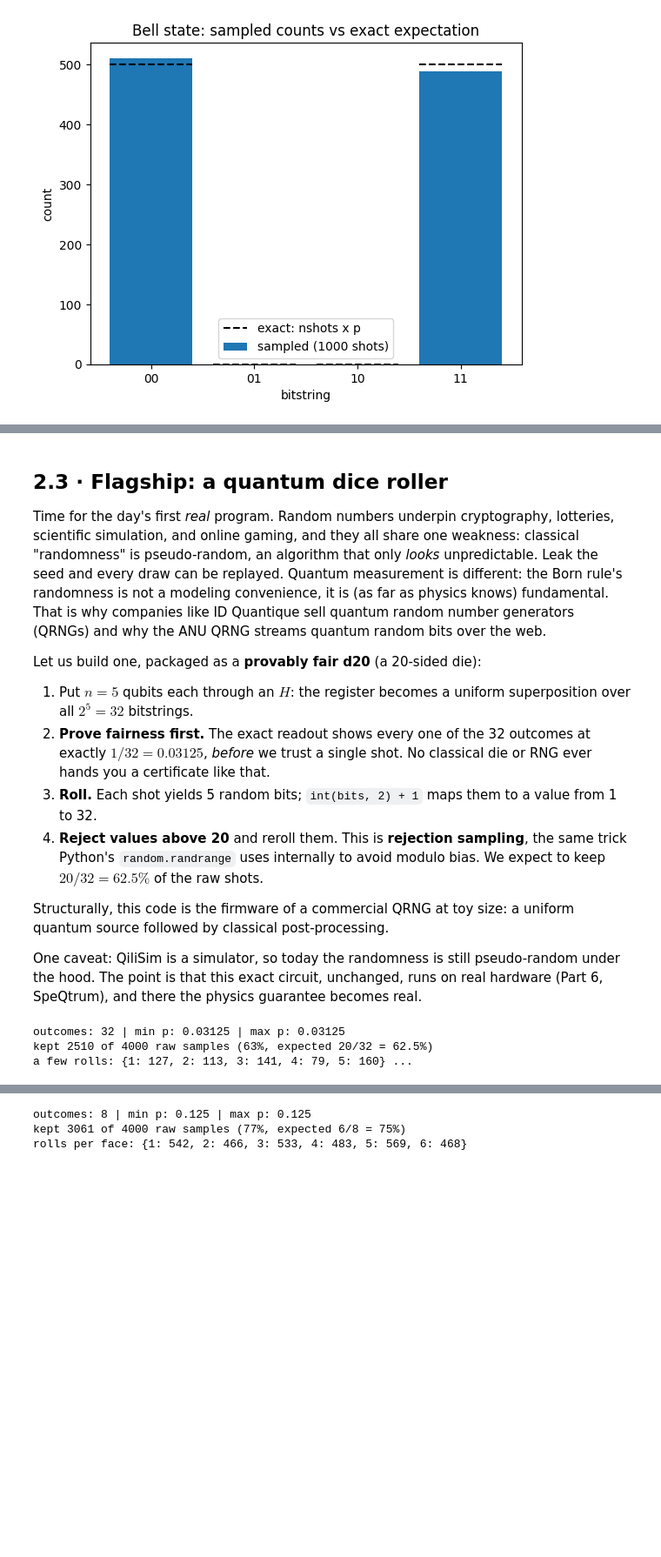
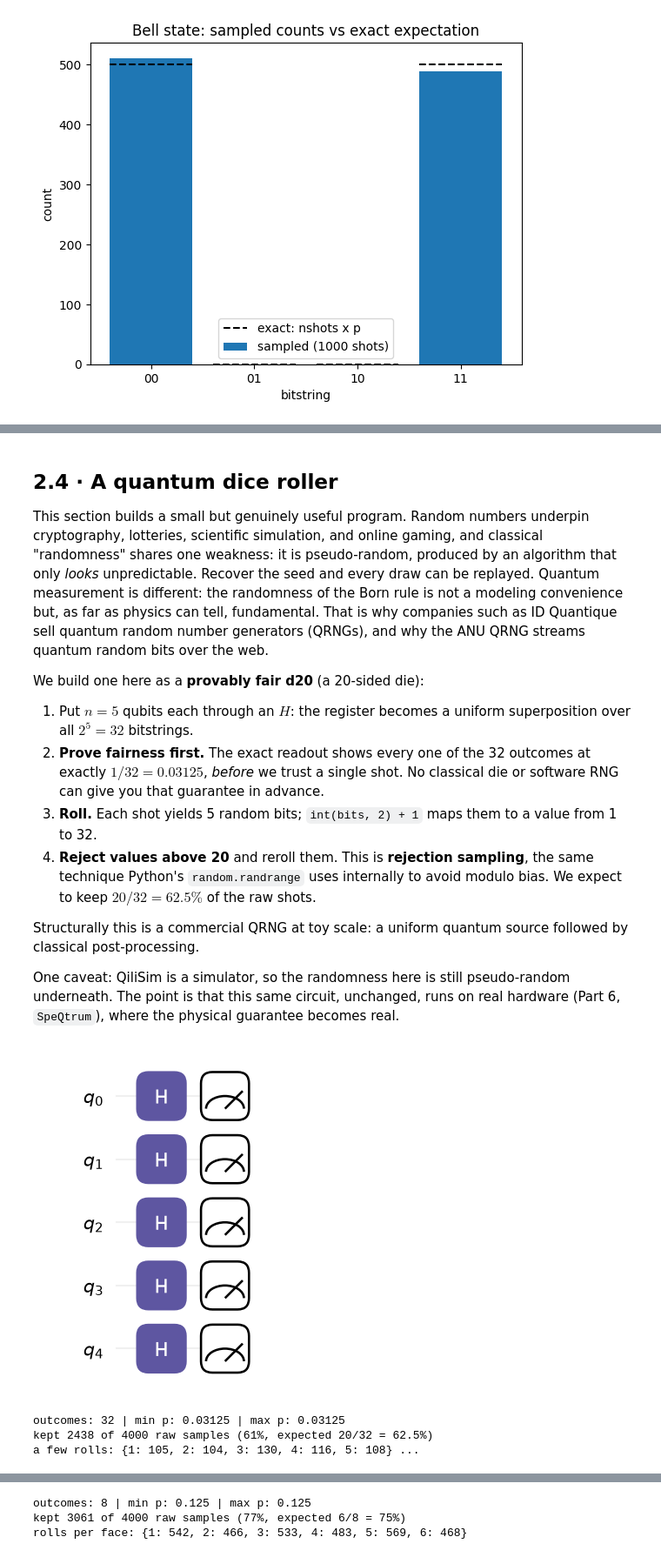
Before and after one commit to qilimanjaro-tech/europython2026-qilisdk-tutorial, a Jupyter notebook: notebooks/solutions/02_circuits.ipynb, the cells around one changed output, grey strips where cells are left out. Shown at 87% size. Drawn from its saved outputs; the diff is of its cells as text; code cells hidden in the pictures; blank space fills up the shorter version.

```diff
--- a/notebooks/solutions/02_circuits.ipynb
+++ b/notebooks/solutions/02_circuits.ipynb
@@ -173,46 +372,48 @@ plt.show()
 # %% [markdown]
-## 2.3 · Flagship: a quantum dice roller
+## 2.4 · A quantum dice roller
 
-Time for the day's first *real* program. Random numbers underpin cryptography, lotteries, scientific simulation, and online gaming, and they all share one weakness: classical "randomness" is pseudo-random, an algorithm that only *looks* unpredictable. Leak the seed and every draw can be replayed. Quantum measurement is different: the Born rule's randomness is not a modeling convenience, it is (as far as physics knows) fundamental. That is why companies like ID Quantique sell quantum random number generators (QRNGs) and why the ANU QRNG streams quantum random bits over the web.
+This section builds a small but genuinely useful program. Random numbers underpin cryptography, lotteries, scientific simulation, and online gaming, and classical "randomness" shares one weakness: it is pseudo-random, produced by an algorithm that only *looks* unpredictable. Recover the seed and every draw can be replayed. Quantum measurement is different: the randomness of the Born rule is not a modeling convenience but, as far as physics can tell, fundamental. That is why companies such as ID Quantique sell quantum random number generators (QRNGs), and why the ANU QRNG streams quantum random bits over the web.
 
-Let us build one, packaged as a **provably fair d20** (a 20-sided die):
+We build one here as a **provably fair d20** (a 20-sided die):
 
 1. Put $n = 5$ qubits each through an $H$: the register becomes a uniform superposition over all $2^5 = 32$ bitstrings.
-2. **Prove fairness first.** The exact readout shows every one of the 32 outcomes at exactly $1/32 = 0.03125$, *before* we trust a single shot. No classical die or RNG ever hands you a certificate like that.
+2. **Prove fairness first.** The exact readout shows every one of the 32 outcomes at exactly $1/32 = 0.03125$, *before* we trust a single shot. No classical die or software RNG can give you that guarantee in advance.
 3. **Roll.** Each shot yields 5 random bits; `int(bits, 2) + 1` maps them to a value from 1 to 32.
-4. **Reject values above 20** and reroll them. This is **rejection sampling**, the same trick Python's `random.randrange` uses internally to avoid modulo bias. We expect to keep $20/32 = 62.5\%$ of the raw shots.
+4. **Reject values above 20** and reroll them. This is **rejection sampling**, the same technique Python's `random.randrange` uses internally to avoid modulo bias. We expect to keep $20/32 = 62.5\%$ of the raw shots.
 
-Structurally, this code is the firmware of a commercial QRNG at toy size: a uniform quantum source followed by classical post-processing.
+Structurally this is a commercial QRNG at toy scale: a uniform quantum source followed by classical post-processing.
 
-One caveat: QiliSim is a simulator, so today the randomness is still pseudo-random under the hood. The point is that this exact circuit, unchanged, runs on real hardware (Part 6, SpeQtrum), and there the physics guarantee becomes real.
+One caveat: QiliSim is a simulator, so the randomness here is still pseudo-random underneath. The point is that this same circuit, unchanged, runs on real hardware (Part 6, `SpeQtrum`), where the physical guarantee becomes real.
 # %%
 from collections import Counter
 
 n = 5                                        # 5 qubits -> 32 raw outcomes
 d20 = Circuit(n)
 d20.add([H(q) for q in range(n)])            # .add also accepts a list of gates
 d20.add(M(*range(n)))
+d20.draw()                                   # 5 Hadamards in parallel = a uniform 5-bit source
 
 # fairness proof: every outcome at exactly 1/32
 d20_exact = QiliSim().execute(DigitalPropagation(d20), Readout().with_state_tomography())
 d20_probs = d20_exact.state_tomography.probabilities
 print("outcomes:", len(d20_probs),
       "| min p:", round(min(d20_probs.values()), 6),
       "| max p:", round(max(d20_probs.values()), 6))
 
 # roll it: sample, then reject values above 20
 d20_result = QiliSim().execute(DigitalPropagation(d20), Readout().with_sampling(nshots=4000))
 rolls = Counter()
 kept = 0
 for bitstring, count in d20_result.get_samples().items():
     value = int(bitstring, 2) + 1            # 5 bits -> a value in 1..32
     if value <= 20:                          # rejection sampling, like real QRNGs do
         rolls[value] += count
         kept += count
 print(f"kept {kept} of 4000 raw samples ({kept / 4000:.0%}, expected 20/32 = 62.5%)")
 print("a few rolls:", dict(sorted(rolls.items())[:5]), "...")
 # %% [output]
+[figure, added]
 outcomes: 32 | min p: 0.03125 | max p: 0.03125
-kept 2510 of 4000 raw samples (63%, expected 20/32 = 62.5%)
-a few rolls: {1: 127, 2: 113, 3: 141, 4: 79, 5: 160} ...
+kept 2438 of 4000 raw samples (61%, expected 20/32 = 62.5%)
+a few rolls: {1: 105, 2: 104, 3: 130, 4: 116, 5: 108} ...
 # %% [markdown]
```
Also changed, not shown: parts of 24 cells of this notebook, 14 other files.
